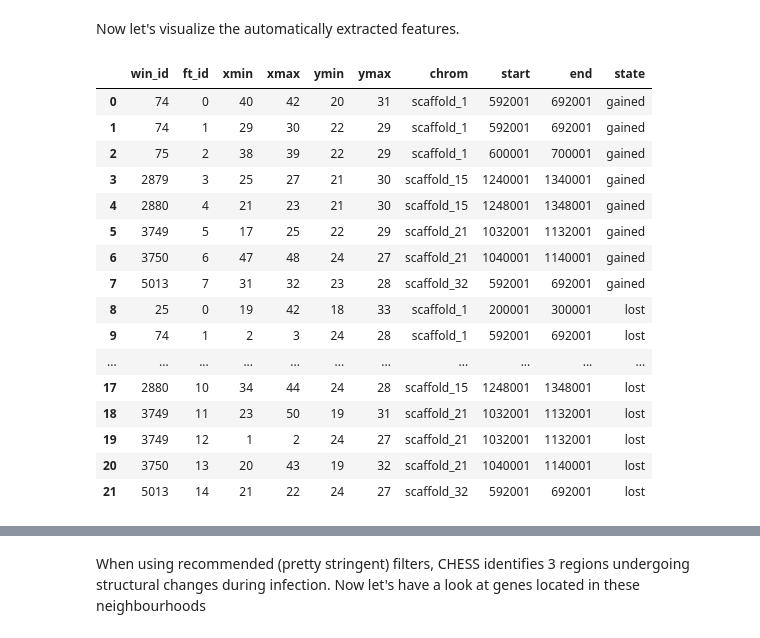
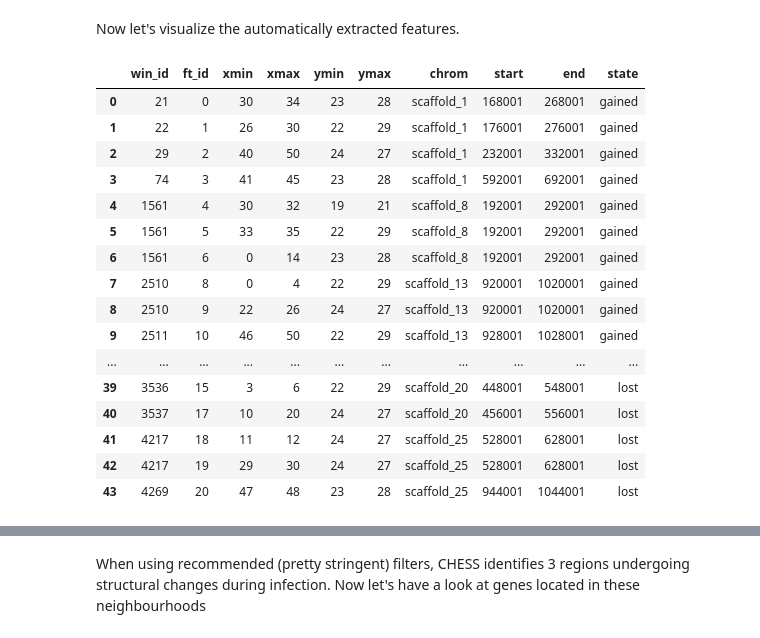
Before and after one commit to cmdoret/Acastellanii_legionella_infection, a Jupyter notebook: docs/notebooks/04_chess_analysis.ipynb, the cells around one changed output, grey strips where cells are left out. Saved outputs shown, nothing was run; the diff lists cells and outputs as text; code cells hidden in the pictures.

```diff
--- a/docs/notebooks/04_chess_analysis.ipynb
+++ b/docs/notebooks/04_chess_analysis.ipynb
@@ -235,50 +265,50 @@ def load_chess_features(wins_path: str, feature_dir: str):
         usecols=[0, 1, 2, 6],
         names=['chrom', 'start', 'end', 'win_id']
     )
     # Read lost and gained features and attach window information
     chess_gained = pd.read_csv(
         join(feature_dir, 'gained_features.tsv'),
         usecols=range(6),
         names=['win_id', 'ft_id', 'xmin', 'xmax', 'ymin', 'ymax']
     ).merge(chess_wins, on='win_id', how='inner')
     chess_lost = pd.read_csv(
         join(feature_dir, 'lost_features.tsv'),
         usecols=range(6),
         names=['win_id', 'ft_id', 'xmin', 'xmax', 'ymin', 'ymax']
     ).merge(chess_wins, on='win_id', how='inner')
 
     # Combine gained and lost features in a single table
     chess_gained['state'] = 'gained'
     chess_lost['state'] = 'lost'
     chess_features = (
         pd.concat([chess_gained, chess_lost])
         .drop_duplicates(['xmin', 'xmax'])
         .reset_index(drop=True)
     )
 
     return chess_features
 
 
-chess_features = load_chess_features(f'chess/{WIN}_win_{STEP}_step_filtered.bed', 'chess/features/')
+chess_features = load_chess_features(f'{CHESS_DIR}/{WIN}_win_{STEP}_step_filtered.bed', f'{CHESS_DIR}/features/')
 chess_features
 # %% [output]
 |  | win_id | ft_id | xmin | xmax | ymin | ymax | chrom | start | end | state |
-| 0 | 74 | 0 | 40 | 42 | 20 | 31 | scaffold_1 | 592001 | 692001 | gained |
-| 1 | 74 | 1 | 29 | 30 | 22 | 29 | scaffold_1 | 592001 | 692001 | gained |
-| 2 | 75 | 2 | 38 | 39 | 22 | 29 | scaffold_1 | 600001 | 700001 | gained |
-| 3 | 2879 | 3 | 25 | 27 | 21 | 30 | scaffold_15 | 1240001 | 1340001 | gained |
-| 4 | 2880 | 4 | 21 | 23 | 21 | 30 | scaffold_15 | 1248001 | 1348001 | gained |
-| 5 | 3749 | 5 | 17 | 25 | 22 | 29 | scaffold_21 | 1032001 | 1132001 | gained |
-| 6 | 3750 | 6 | 47 | 48 | 24 | 27 | scaffold_21 | 1040001 | 1140001 | gained |
-| 7 | 5013 | 7 | 31 | 32 | 23 | 28 | scaffold_32 | 592001 | 692001 | gained |
-| 8 | 25 | 0 | 19 | 42 | 18 | 33 | scaffold_1 | 200001 | 300001 | lost |
-| 9 | 74 | 1 | 2 | 3 | 24 | 28 | scaffold_1 | 592001 | 692001 | lost |
+| 0 | 21 | 0 | 30 | 34 | 23 | 28 | scaffold_1 | 168001 | 268001 | gained |
+| 1 | 22 | 1 | 26 | 30 | 22 | 29 | scaffold_1 | 176001 | 276001 | gained |
+| 2 | 29 | 2 | 40 | 50 | 24 | 27 | scaffold_1 | 232001 | 332001 | gained |
+| 3 | 74 | 3 | 41 | 45 | 23 | 28 | scaffold_1 | 592001 | 692001 | gained |
+| 4 | 1561 | 4 | 30 | 32 | 19 | 21 | scaffold_8 | 192001 | 292001 | gained |
+| 5 | 1561 | 5 | 33 | 35 | 22 | 29 | scaffold_8 | 192001 | 292001 | gained |
+| 6 | 1561 | 6 | 0 | 14 | 23 | 28 | scaffold_8 | 192001 | 292001 | gained |
+| 7 | 2510 | 8 | 0 | 4 | 22 | 29 | scaffold_13 | 920001 | 1020001 | gained |
+| 8 | 2510 | 9 | 22 | 26 | 24 | 27 | scaffold_13 | 920001 | 1020001 | gained |
+| 9 | 2511 | 10 | 46 | 50 | 22 | 29 | scaffold_13 | 928001 | 1028001 | gained |
 | ... | ... | ... | ... | ... | ... | ... | ... | ... | ... | ... |
-| 17 | 2880 | 10 | 34 | 44 | 24 | 28 | scaffold_15 | 1248001 | 1348001 | lost |
-| 18 | 3749 | 11 | 23 | 50 | 19 | 31 | scaffold_21 | 1032001 | 1132001 | lost |
-| 19 | 3749 | 12 | 1 | 2 | 24 | 27 | scaffold_21 | 1032001 | 1132001 | lost |
-| 20 | 3750 | 13 | 20 | 43 | 19 | 32 | scaffold_21 | 1040001 | 1140001 | lost |
-| 21 | 5013 | 14 | 21 | 22 | 24 | 27 | scaffold_32 | 592001 | 692001 | lost |
+| 39 | 3536 | 15 | 3 | 6 | 22 | 29 | scaffold_20 | 448001 | 548001 | lost |
+| 40 | 3537 | 17 | 10 | 20 | 24 | 27 | scaffold_20 | 456001 | 556001 | lost |
+| 41 | 4217 | 18 | 11 | 12 | 24 | 27 | scaffold_25 | 528001 | 628001 | lost |
+| 42 | 4217 | 19 | 29 | 30 | 24 | 27 | scaffold_25 | 528001 | 628001 | lost |
+| 43 | 4269 | 20 | 47 | 48 | 23 | 28 | scaffold_25 | 944001 | 1044001 | lost |
 # %%
 uniq_wins = (
     chess_features[['chrom', 'start', 'end']]
```
Also changed, not shown: parts of 53 cells of this notebook, 1 other file.
